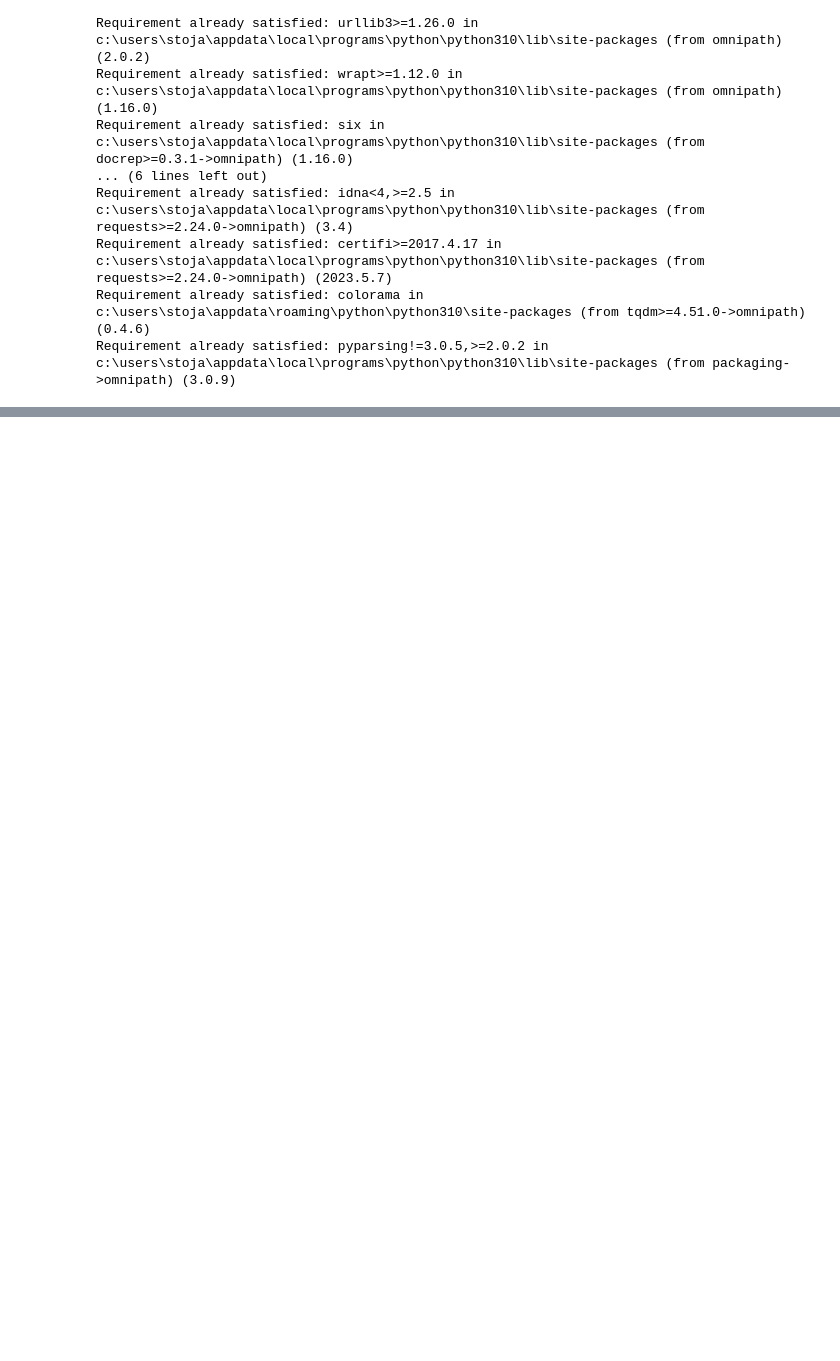
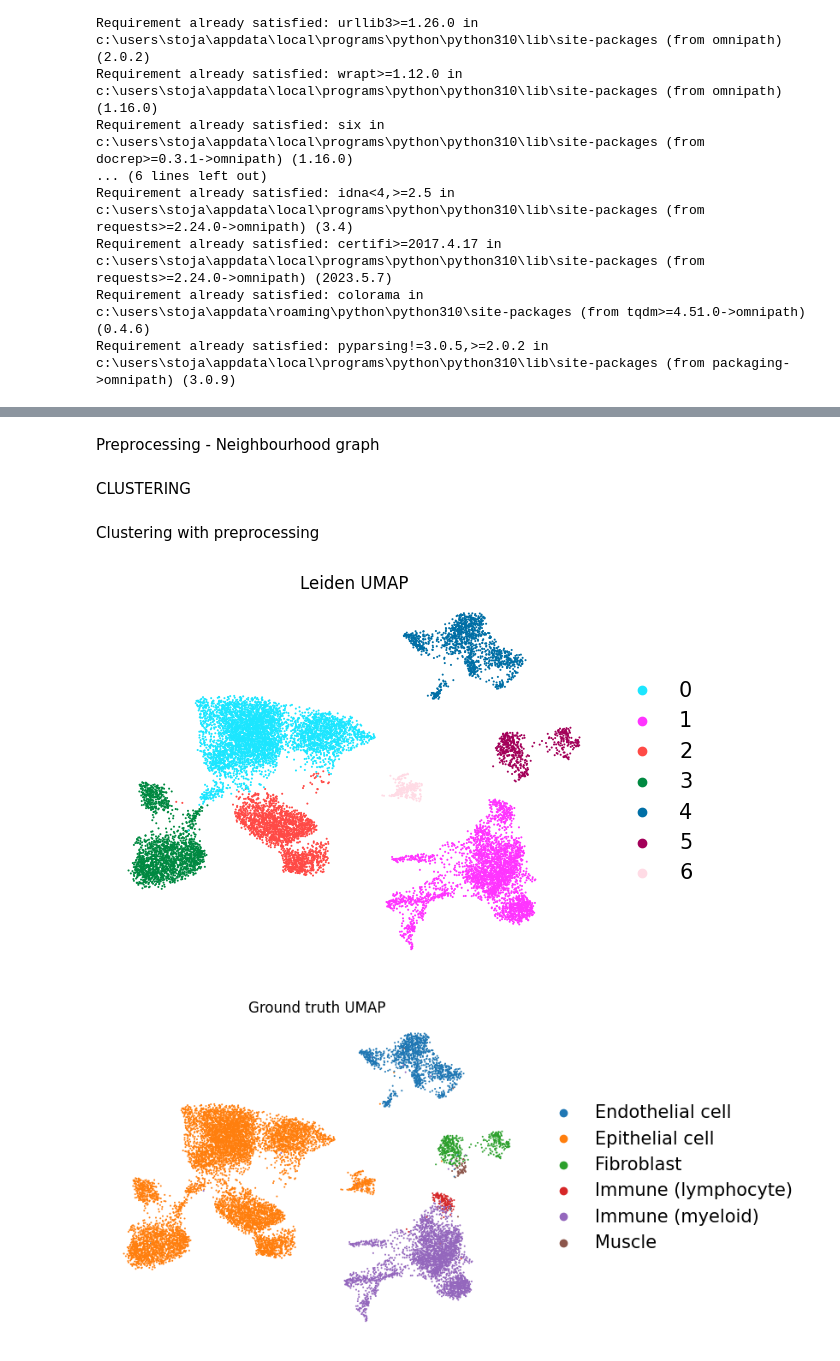
Before and after one commit to RixRasa/Genomics, a Jupyter notebook: Domaci3.ipynb, the cells around one changed output, grey strips where cells are left out. Cells and saved outputs as stored; diff of their text form; code cells hidden in the pictures; blank space fills up the shorter version.

```diff
--- a/Domaci3.ipynb
+++ b/Domaci3.ipynb
@@ -60,0 +119,2 @@ import decoupler as dc
+# %% [markdown]
+Preprocessing - Neighbourhood graph
@@ -60,0 +126,15 @@ import decoupler as dc
+# %% [markdown]
+CLUSTERING
+# %% [markdown]
+Clustering with preprocessing
+# %%
+sc.tl.leiden(ada, resolution=0.1)
+
+# Visualize
+sc.pl.umap(ada, color='leiden', title='Leiden UMAP',
+           frameon=False, legend_fontweight='normal', legend_fontsize=15)
+sc.pl.umap(ada, color='Cell types level 2', title='Ground truth UMAP',
+           frameon=False, legend_fontweight='normal', legend_fontsize=15)
+# %% [output]
+[figure, added]
+[figure, added]
```
Also changed, not shown: parts of 26 cells of this notebook, 1 other file.
